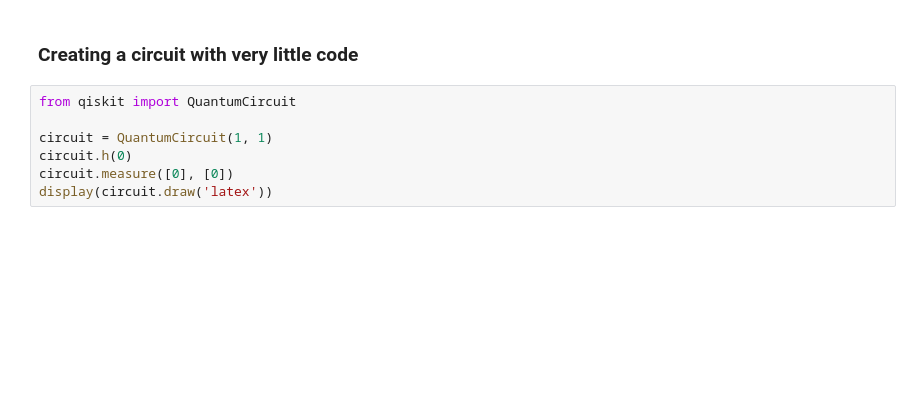
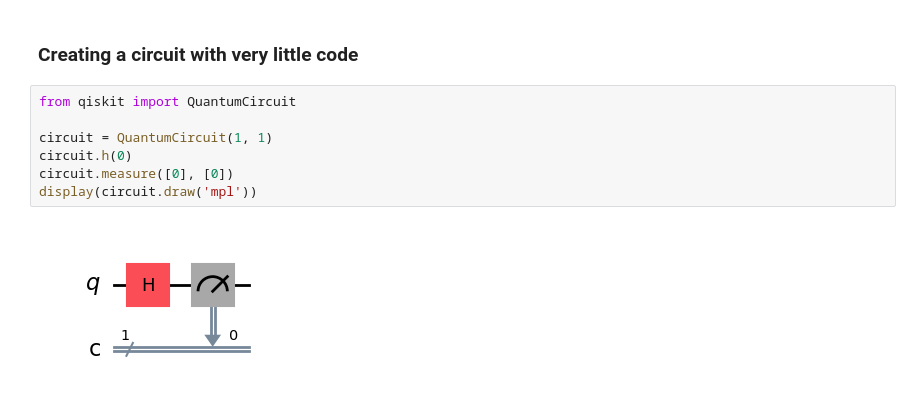
Before and after one commit to Yavmarto/Quantum-Computing-Algorithms, a Jupyter notebook: Chapter 2/Chapter02.ipynb, the cells around one changed output. Saved outputs shown, nothing was run; the diff lists cells and outputs as text; blank space fills up the shorter version.

```diff
--- a/Chapter 2/Chapter02.ipynb
+++ b/Chapter 2/Chapter02.ipynb
@@ -75,10 +74,12 @@ display(circuit.draw('latex'))
 # %%
 from qiskit import QuantumCircuit
 
 circuit = QuantumCircuit(1, 1)
 circuit.h(0)
 circuit.measure([0], [0])
-display(circuit.draw('latex'))
+display(circuit.draw('mpl'))
+# %% [output]
+[figure, added]
 # %%
 from qiskit import QuantumCircuit
 
```
Also changed, not shown: parts of 6 cells of this notebook, 1 other file.
